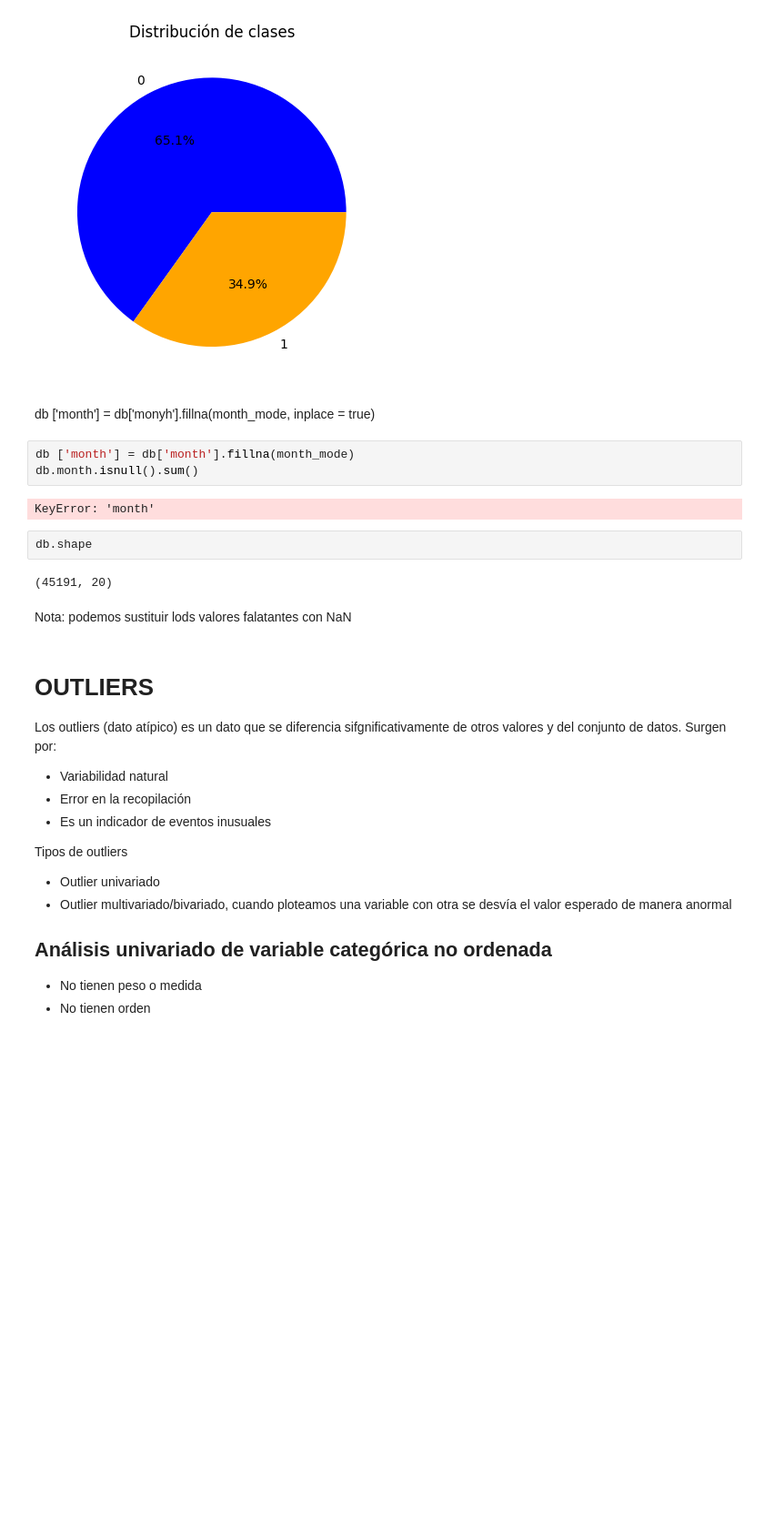
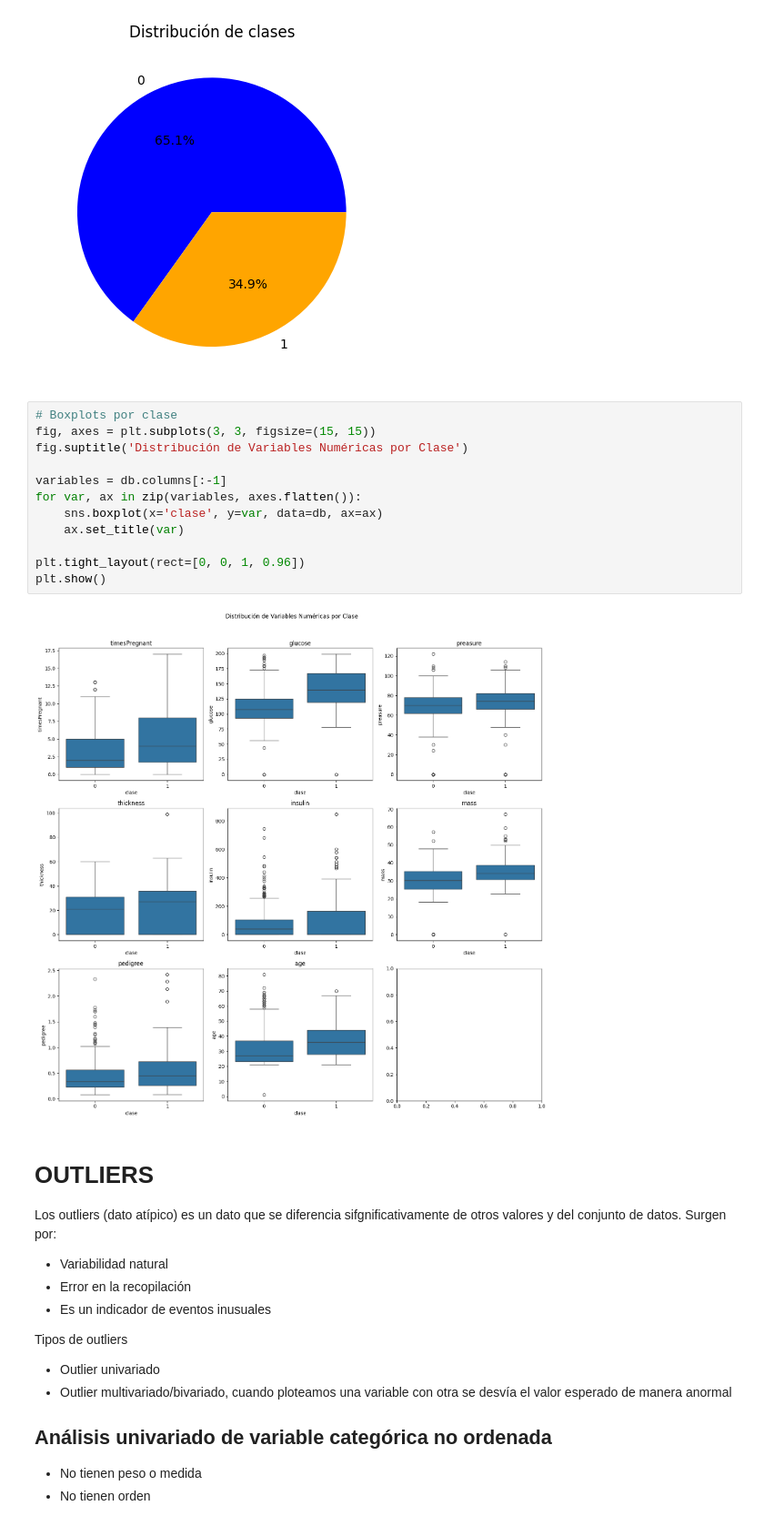
Before and after one commit to tiggui/SistemasI, a Jupyter notebook: pima.ipynb, the cells around one changed output. Shown at 91% size. Cells and saved outputs as stored; diff of their text form; blank space fills up the shorter version.

```diff
--- a/pima.ipynb
+++ b/pima.ipynb
@@ -143,19 +147,20 @@ plt.title('Distribución de clases')
 plt.show()
 # %% [output]
 [figure]
-# %% [markdown]
-db ['month'] = db['monyh'].fillna(month_mode, inplace = true)
-# %%
-db ['month'] = db['month'].fillna(month_mode)
-db.month.isnull().sum()
-# %% [output]
-KeyError: 'month'
-# %%
-db.shape
-# %% [output]
-(45191, 20)
-# %% [markdown]
-Nota: podemos sustituir lods valores falatantes con NaN
+# %%
+# Boxplots por clase
+fig, axes = plt.subplots(3, 3, figsize=(15, 15))
+fig.suptitle('Distribución de Variables Numéricas por Clase')
+
+variables = db.columns[:-1]
+for var, ax in zip(variables, axes.flatten()):
+    sns.boxplot(x='clase', y=var, data=db, ax=ax)
+    ax.set_title(var)
+
+plt.tight_layout(rect=[0, 0, 1, 0.96])
+plt.show()
+# %% [output]
+[figure, added]
 # %% [markdown]
 # OUTLIERS
 Los outliers (dato atípico) es un dato que se diferencia sifgnificativamente de otros valores y del conjunto de datos.
```
Also changed, not shown: parts of 2 cells of this notebook, 1 other file.
